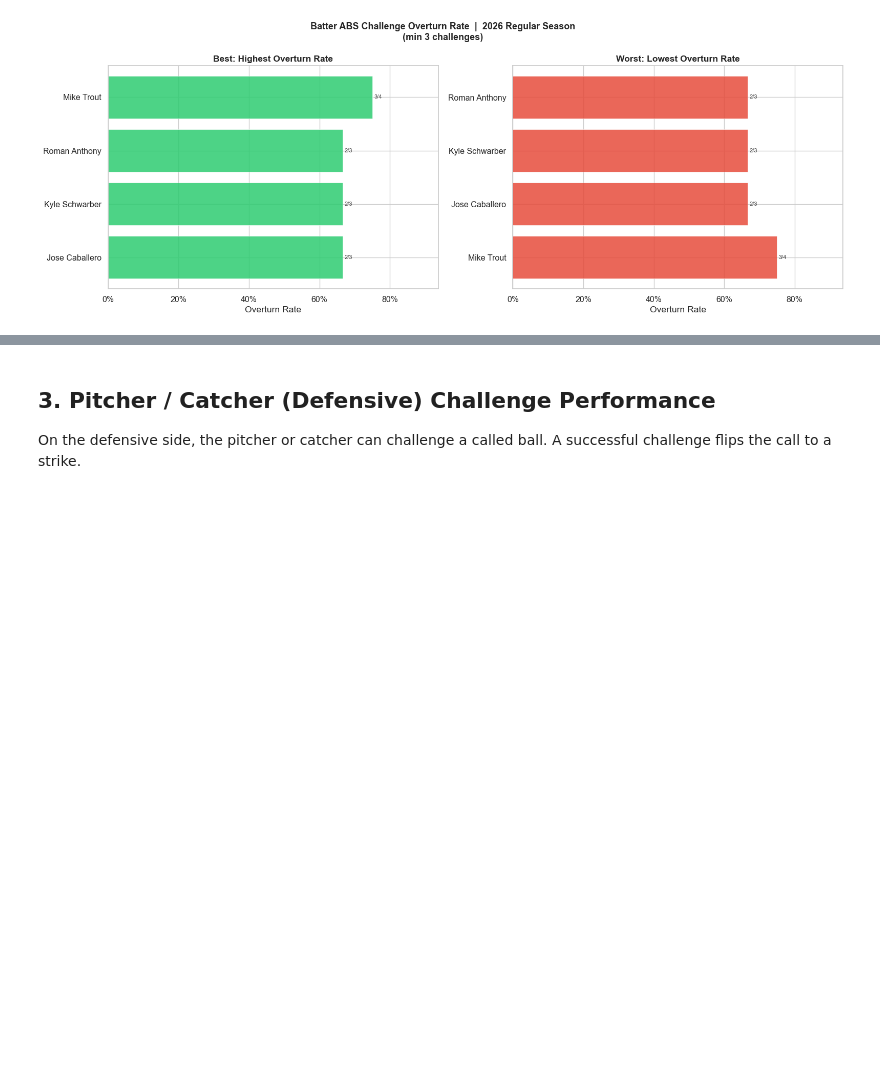
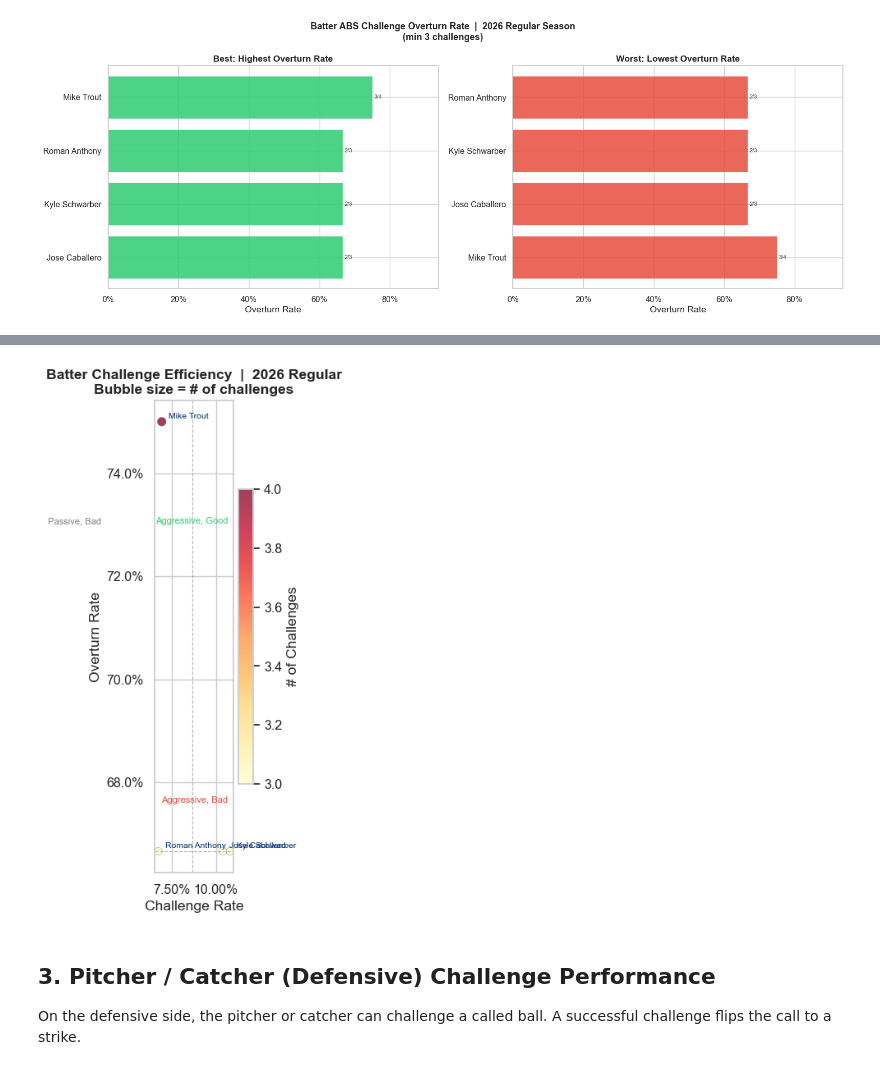
Before and after one commit to JG3233/statcast_bot, a Jupyter notebook: abs_challenge_analysis.ipynb, the cells around one changed output, grey strips where cells are left out. Saved outputs shown, nothing was run; the diff lists cells and outputs as text; code cells hidden in the pictures; blank space fills up the shorter version.

```diff
--- a/abs_challenge_analysis.ipynb
+++ b/abs_challenge_analysis.ipynb
@@ -181,56 +185,55 @@ if 'challenge_rate' in bat_filt.columns:
 if {'challenge_rate', 'overturn_rate', 'challenges'}.issubset(bat_filt.columns):
     fig, ax = plt.subplots(figsize=(10, 7))
 
-    # Scale bubble size — ensure even 1-challenge batters are visible
-    sizes = bat_filt['challenges'].clip(lower=1) * 40
-
     scatter = ax.scatter(
         bat_filt['challenge_rate'],
         bat_filt['overturn_rate'],
-        s=sizes,
+        s=bat_filt['challenges'] * 15,
         c=bat_filt['challenges'],
         cmap='YlOrRd',
         alpha=0.75,
         edgecolors='gray',
         linewidths=0.4,
     )
 
     # Label top players by total overturns
     top_label = bat_filt.nlargest(10, 'overturns')
     for _, row in top_label.iterrows():
         ax.annotate(
             row[P_COL],
             (row['challenge_rate'], row['overturn_rate']),
             textcoords='offset points', xytext=(6, 3),
-            fontsize=7.5, color=MLB_BLUE,
+            fontsize=7.5, color=MLB_BLUE
         )
 
-    # Quadrant lines at medians
+    # Quadrant lines
     med_cr = bat_filt['challenge_rate'].median()
     med_or = bat_filt['overturn_rate'].median()
     ax.axvline(med_cr, color='gray', linestyle='--', linewidth=0.8, alpha=0.6)
     ax.axhline(med_or, color='gray', linestyle='--', linewidth=0.8, alpha=0.6)
 
-    # Quadrant labels positioned via axes transform so they stay in corners
-    label_kw = dict(fontsize=8, transform=ax.transAxes, alpha=0.7)
-    ax.text(0.02, 0.98, 'Passive, Good',  color=MLB_GRAY, va='top', ha='left',  **label_kw)
-    ax.text(0.98, 0.98, 'Aggressive, Good', color=GOOD_COLOR, va='top', ha='right', **label_kw)
-    ax.text(0.02, 0.02, 'Passive, Bad',   color=MLB_GRAY, va='bottom', ha='left',  **label_kw)
-    ax.text(0.98, 0.02, 'Aggressive, Bad',  color=BAD_COLOR, va='bottom', ha='right', **label_kw)
+    ax.text(med_cr * 0.05, ax.get_ylim()[1] * 0.97, 'Passive, Bad',
+            fontsize=8, color='gray', va='top')
+    ax.text(ax.get_xlim()[1] * 0.97, ax.get_ylim()[1] * 0.97, 'Aggressive, Good',
+            fontsize=8, color=GOOD_COLOR, ha='right', va='top')
+    ax.text(ax.get_xlim()[1] * 0.97, ax.get_ylim()[0] * 1.02, 'Aggressive, Bad',
+            fontsize=8, color=BAD_COLOR, ha='right', va='bottom')
 
     plt.colorbar(scatter, ax=ax, label='# of Challenges')
     ax.xaxis.set_major_formatter(mtick.PercentFormatter(xmax=1))
     ax.yaxis.set_major_formatter(mtick.PercentFormatter(xmax=1))
     ax.set_xlabel('Challenge Rate')
     ax.set_ylabel('Overturn Rate')
     ax.set_title(
         f'Batter Challenge Efficiency  |  {YEAR} {GAME_TYPE.title()}\n'
-        f'Bubble size = # of challenges  |  min {MIN_CHAL} challenges',
-        fontweight='bold',
+        'Bubble size = # of challenges',
+        fontweight='bold'
     )
     plt.tight_layout()
     plt.savefig(f'{PLOT_DIR}/abs_batter_efficiency_scatter.png', dpi=150, bbox_inches='tight')
     plt.show()
+# %% [output]
+[figure, added]
 # %% [markdown]
 ## 3. Pitcher / Catcher (Defensive) Challenge Performance
 
```
Also changed, not shown: parts of 8 cells of this notebook.
